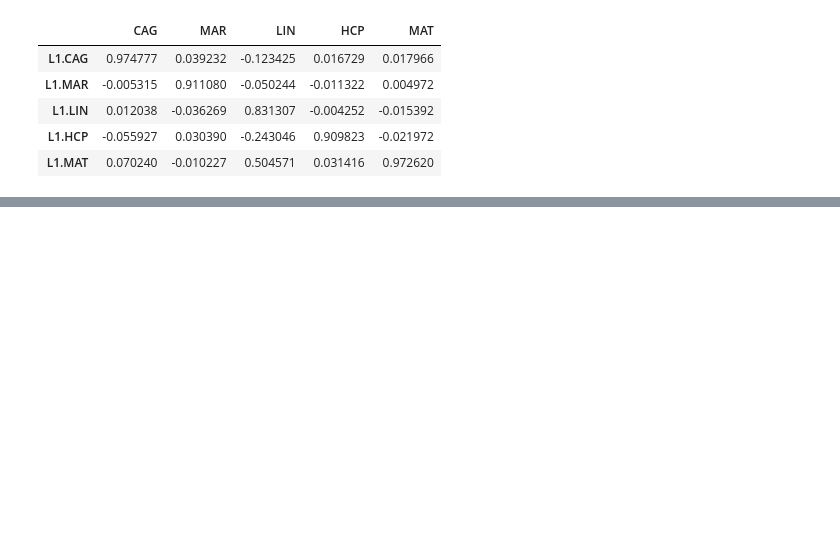
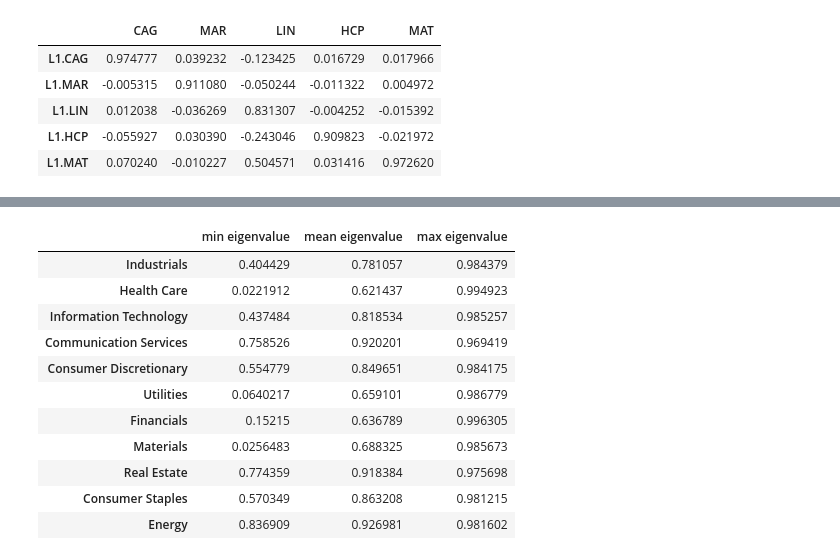
Before and after one commit to NGovani/SPMLF-2021, a Jupyter notebook: SPMLF.ipynb, the cells around one changed output, grey strips where cells are left out. Saved outputs shown, nothing was run; the diff lists cells and outputs as text; code cells hidden in the pictures; blank space fills up the shorter version.

```diff
--- a/SPMLF.ipynb
+++ b/SPMLF.ipynb
@@ -204,4 +298,4 @@ stocks_detrended = stocks.sub(stocks_ma).dropna()
 model = VAR(stocks_detrended)
 results = model.fit(1)
 A =  results.params[1:].values
-eigA, _ = np.linalg.eig(A)
+eigA, eigVA = np.linalg.eig(A)
@@ -237,0 +340,33 @@ array([0.99236412+0.j        , 0.91603019+0.07512617j,
+# %%
+eigArray = pd.DataFrame(index=info['GICS Sector'].unique(), columns=['min eigenvalue', 'mean eigenvalue', 'max eigenvalue'])
+
+for sector in info['GICS Sector'].unique():
+    tickers = info.loc[info['GICS Sector']==sector]['Symbol'].tolist()
+    stocks = all_stocks[tickers].dropna()
+
+    stocks_ma = stocks.rolling('66d').mean()
+    stocks_detrended = stocks.sub(stocks_ma).dropna()
+
+    # Create model
+    model = VAR(stocks_detrended)
+    results = model.fit(1)
+    A =  results.params[1:].values
+    eigA, _ = np.linalg.eig(A)
+
+    eigArray.at[sector, 'min eigenvalue'] = np.min(abs(eigA))
+    eigArray.at[sector, 'mean eigenvalue'] = np.mean(abs(eigA))
+    eigArray.at[sector, 'max eigenvalue'] = np.max(abs(eigA))
+eigArray
+# %% [output]
+|  | min eigenvalue | mean eigenvalue | max eigenvalue |
+| Industrials | 0.404429 | 0.781057 | 0.984379 |
+| Health Care | 0.0221912 | 0.621437 | 0.994923 |
+| Information Technology | 0.437484 | 0.818534 | 0.985257 |
+| Communication Services | 0.758526 | 0.920201 | 0.969419 |
+| Consumer Discretionary | 0.554779 | 0.849651 | 0.984175 |
+| Utilities | 0.0640217 | 0.659101 | 0.986779 |
+| Financials | 0.15215 | 0.636789 | 0.996305 |
+| Materials | 0.0256483 | 0.688325 | 0.985673 |
+| Real Estate | 0.774359 | 0.918384 | 0.975698 |
+| Consumer Staples | 0.570349 | 0.863208 | 0.981215 |
+| Energy | 0.836909 | 0.926981 | 0.981602 |
```
Also changed, not shown: parts of 28 cells of this notebook, 2 other files.
